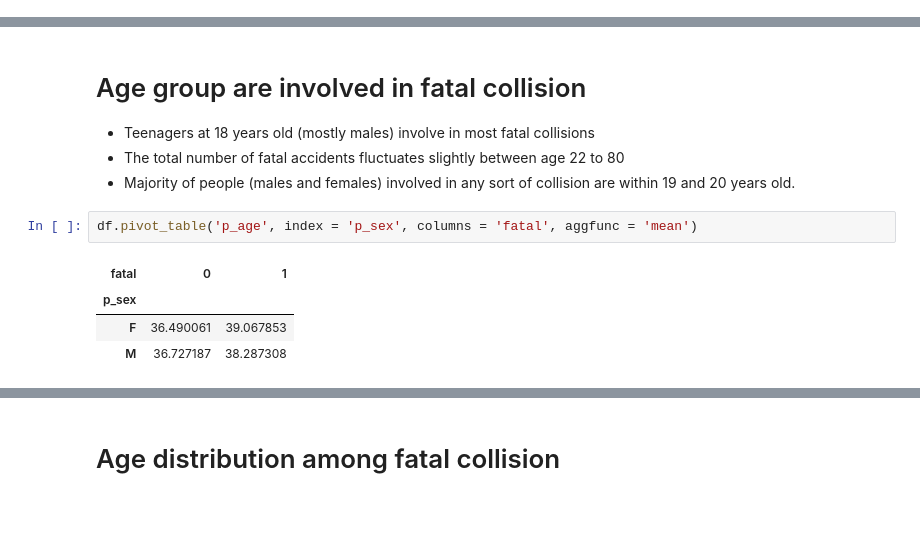
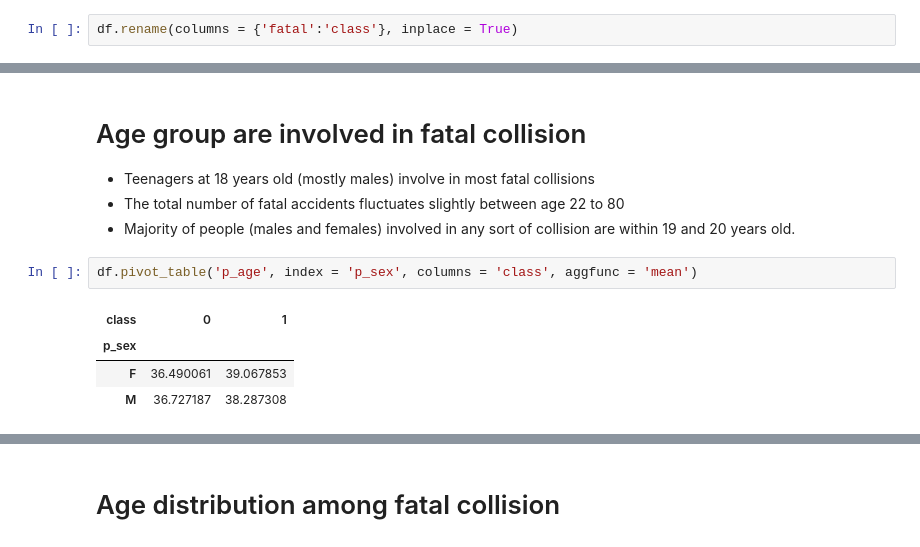
Before and after one commit to Owerre/imbalanced-learning, a Jupyter notebook: canada-collision/notebooks/02-eda.ipynb, the cells around one changed output, grey strips where cells are left out. Saved outputs shown, nothing was run; the diff lists cells and outputs as text; blank space fills up the shorter version.

```diff
--- a/canada-collision/notebooks/02-eda.ipynb
+++ b/canada-collision/notebooks/02-eda.ipynb
@@ -24,6 +24,8 @@ df.columns = [x.lower() for x in df.columns] # column names in lower case
 print('Data size',df.shape)
 # %% [output]
 Data size (3817613, 23)
+# %%
+df.rename(columns = {'fatal':'class'}, inplace = True)
 # %% [markdown]
 # Class distribution
 # %%
@@ -132,9 +134,9 @@ plt.savefig('../image/fig2.pdf')
 - The total number of fatal accidents fluctuates slightly between age 22 to 80
 - Majority of people (males and females) involved in any sort of collision are  within 19 and 20 years old.
 # %%
-df.pivot_table('p_age', index = 'p_sex', columns = 'fatal', aggfunc = 'mean')
+df.pivot_table('p_age', index = 'p_sex', columns = 'class', aggfunc = 'mean')
 # %% [output]
-| fatal | 0 | 1 |
+| class | 0 | 1 |
 | p_sex |  |  |
 | F | 36.490061 | 39.067853 |
 | M | 36.727187 | 38.287308 |
```
Also changed, not shown: parts of 19 cells of this notebook, 7 other files.
